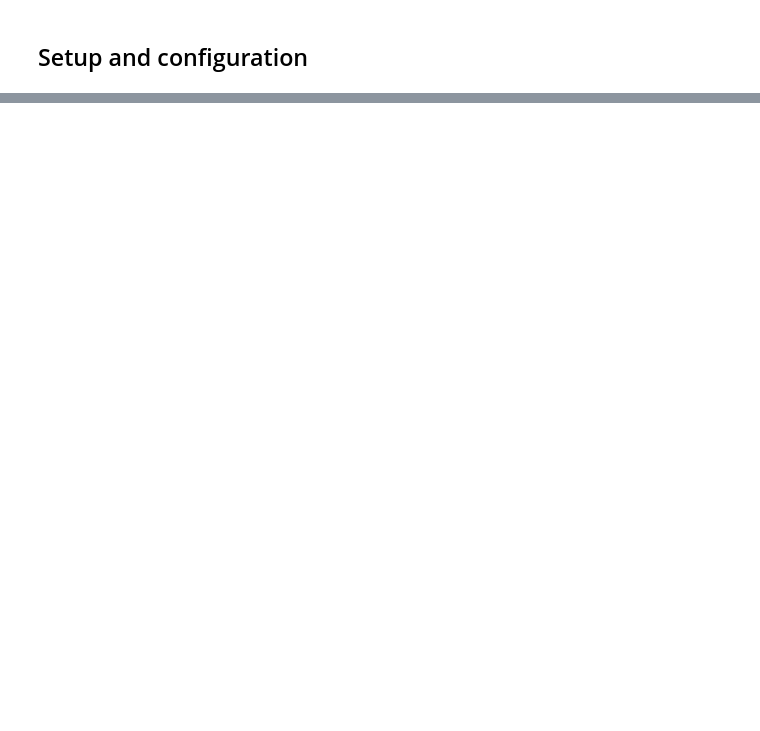
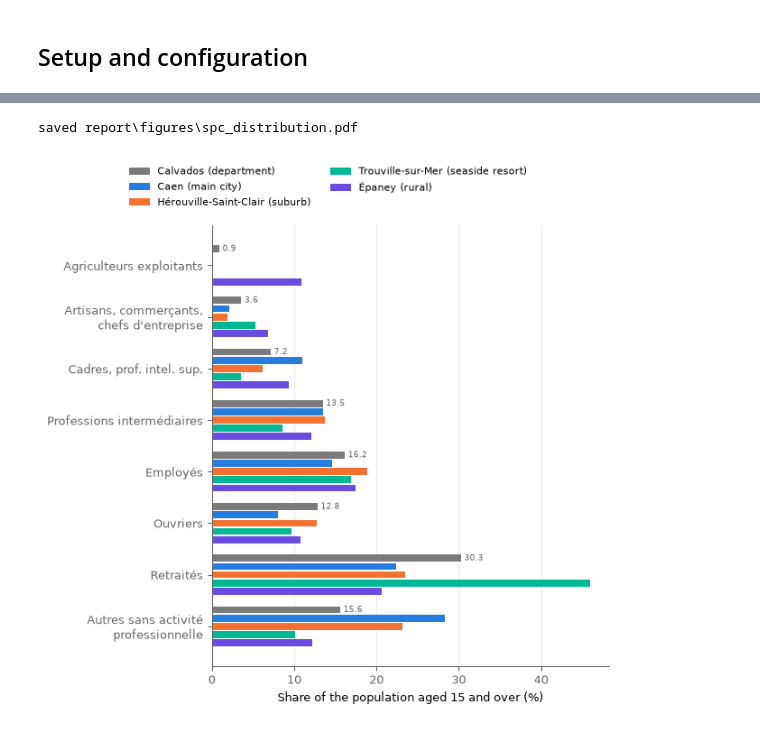
Before and after one commit to ek-popkova/uge-large-scale-models, a Jupyter notebook: notebooks/ex12_territorial_analysis_I.ipynb, the cells around one changed output, grey strips where cells are left out. Cells and saved outputs as stored; diff of their text form; code cells hidden in the pictures; blank space fills up the shorter version.

```diff
--- a/notebooks/ex12_territorial_analysis_I.ipynb
+++ b/notebooks/ex12_territorial_analysis_I.ipynb
@@ -103,0 +582,18 @@ TODO: note every problem and how it was solved (partial points are given for doc
+# %%
+print("CS1 of persons with AGEREV < 15 (observations):",
+      df_census.loc[df_census["age_rev"] < 15, "csp"].value_counts().to_dict())
+print("CS1 of persons with AGED < 15 (observations):  ",
+      df_census.loc[df_census["age_aged"] < 15, "csp"].value_counts().to_dict())
+
+df_15p = df_census[df_census["age_rev"] >= 15]
+spc_department_detailed = df_15p.groupby("csp")["weight"].sum() / df_15p["weight"].sum()
+spc_department_aggregated = pd.Series({k: df_population[c].sum() for k, c in SPC_COLUMNS.items()}) / pop15_agg
+
+df_spc_department = pd.DataFrame({
+    "SPC": pd.Series(SPC_LABELS),
+    "detailed": spc_department_detailed,
+    "aggregated": spc_department_aggregated,
+})
+df_spc_department["difference (pp)"] = 100 * (df_spc_department["detailed"] - df_spc_department["aggregated"])
+print("max |difference| (percentage points):", df_spc_department["difference (pp)"].abs().max())
+df_spc_department
@@ -103,0 +691,33 @@ TODO: note every problem and how it was solved (partial points are given for doc
+# %%
+SPC_SHORT = {   # short axis labels (full names in the report table)
+    1: "Agriculteurs exploitants", 2: "Artisans, commerçants,\nchefs d'entreprise",
+    3: "Cadres, prof. intel. sup.", 4: "Professions intermédiaires", 5: "Employés", 6: "Ouvriers",
+    7: "Retraités", 8: "Autres sans activité\nprofessionnelle",
+}
+areas = list(df_spc.columns)
+colors = [REFERENCE, *AREA_COLORS]
+n_areas = len(areas)
+bar_h = 0.8 / n_areas
+
+fig, ax = plt.subplots(figsize=(6.5, 6.2))
+y = np.arange(len(SPC_LABELS))
+for j, (area, color) in enumerate(zip(areas, colors)):
+    values = 100 * df_spc[area].to_numpy()
+    label = area if j == 0 else f"{area} ({SELECTED[df_selected.index[j - 1]]})"
+    ax.barh(y + (j - (n_areas - 1) / 2) * bar_h, values, height=bar_h * 0.85, color=color, label=label, linewidth=0)
+# Department value as text at the end of its (reference) bar
+for i, v in enumerate(100 * df_spc[areas[0]].to_numpy()):
+    ax.text(v + 0.4, y[i] - (n_areas - 1) / 2 * bar_h, f"{v:.1f}", fontsize=6.5, color=TEXT_2, va="center")
+ax.set_yticks(y, [SPC_SHORT[k] for k in SPC_LABELS])
+ax.invert_yaxis()
+ax.set_xlabel("Share of the population aged 15 and over (%)")
+ax.xaxis.grid(True, color=GRID, lw=0.6)
+style_chart_axes(ax)
+fig.tight_layout(rect=(0, 0, 1, 0.9))
+fig.legend(*ax.get_legend_handles_labels(), loc="upper center", ncol=2, frameon=False, bbox_to_anchor=(0.5, 1.0))
+path = save_figure(fig, "spc_distribution", preview_png=True)
+print("saved", path.relative_to(ROOT))
+plt.show()
+# %% [output]
+saved report\figures\spc_distribution.pdf
+[figure, added]
```
Also changed, not shown: parts of 34 cells of this notebook, 9 other files.
